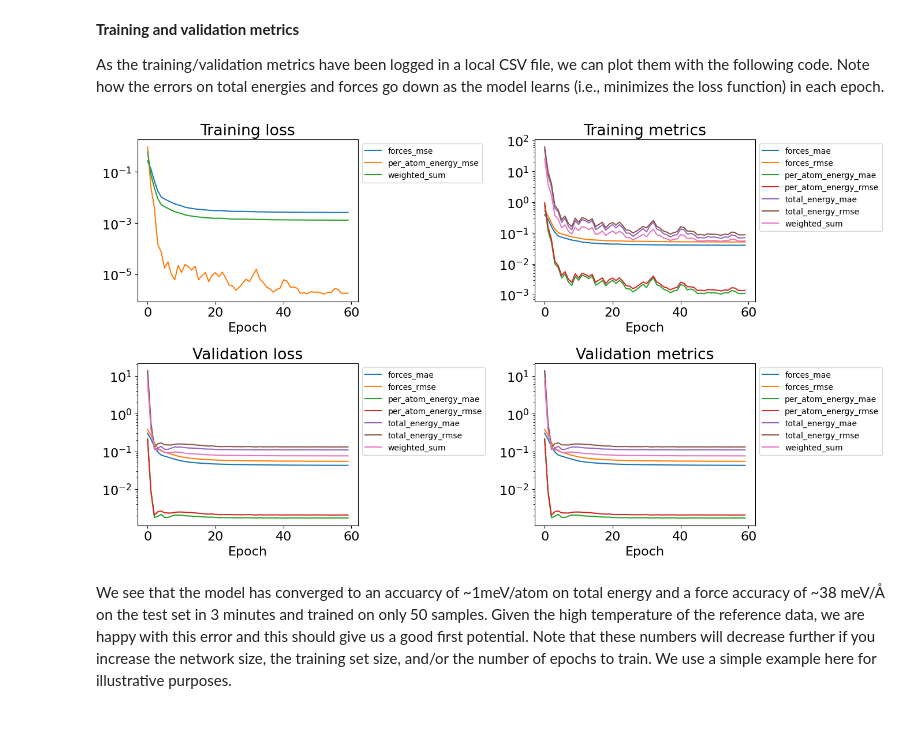
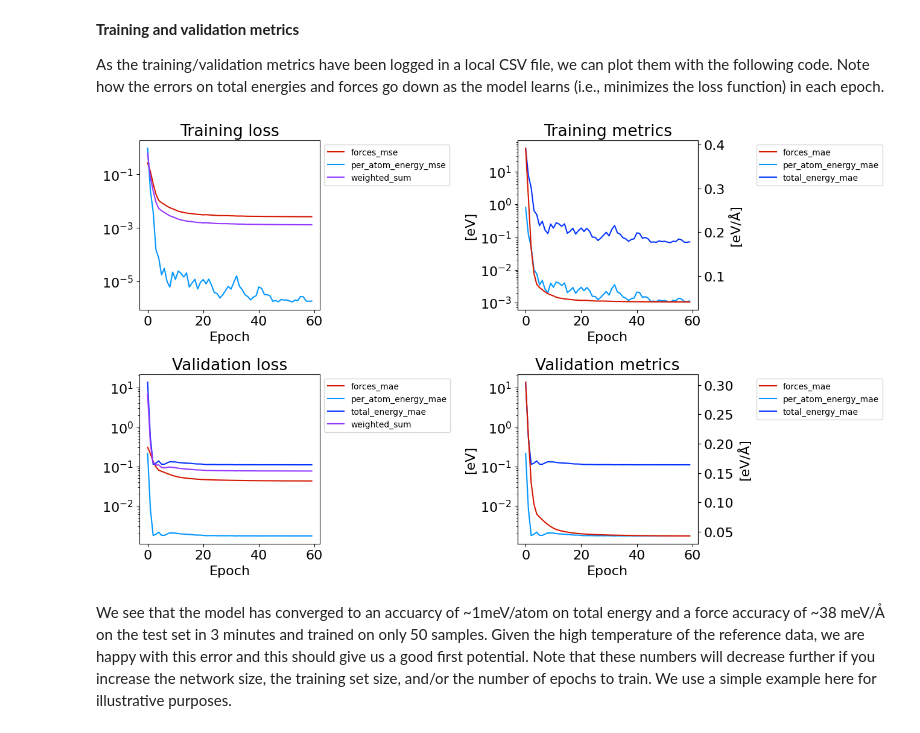
Before and after one commit to mir-group/nequip-tutorial, a Jupyter notebook: NequIP_Tutorial.ipynb, the cells around one changed output. Cells and saved outputs as stored; diff of their text form; code cells hidden in the pictures.

```diff
--- a/NequIP_Tutorial.ipynb
+++ b/NequIP_Tutorial.ipynb
@@ -286,11 +263,24 @@ Saving to: ‘config.yaml’
 
   As the training/validation metrics have been logged in a local CSV file, we can plot them with the following code. Note how the errors on total energies and forces go down as the model learns (i.e., minimizes the loss function) in each epoch.
 # %%
+# @title Plotting training metrics
 import pandas as pd
 import matplotlib.pyplot as plt
 plt.rcParams.update({'font.size': 16})
 from typing import Literal
 
+colors_dict = {
+    "forces_mae": "#d51700",
+    "forces_mse": "#d51700",
+    # "forces_rmse": "#9437ff",
+    "per_atom_energy_mae": "#0096ff",
+    "per_atom_energy_mse": "#0096ff",
+    # "per_atom_energy_rmse": "#0096ff",
+    "total_energy_mae": "#0433ff",
+    "total_energy_mse": "#0433ff",
+    # "total_energy_rmse": "red",
+    "weighted_sum": "#9437ff",
+}
 
 def get_metrics(df,
                 group: Literal["train", "val"] = "train",
@@ -308,37 +298,63 @@ def get_metrics(df,
     renamed_columns = {column: column.split("/")[-1] for column in column_names}
     df = df.rename(columns=renamed_columns)
     return df, renamed_columns.values()
 
 def plot_metric_in_ax(ax, df,
                  group: Literal["train", "val"] = "train",
                  type: Literal["loss", "metric"] = "metric"):
     group_names={"train": "Training", "val": "Validation", "test": "Testing"}
     type_names={"loss": "loss", "metric": "metrics"}
     df, metric_names= get_metrics(df, group=group, type=type)
-    for metric in metric_names:
-        ax.plot(df["epoch"], df[metric], label=metric.split("/"))
+    lines, labels = [], []
+    if type=="metric":
+      ax2 = ax.twinx()
+      legend_x = 1.3
+      for metric in metric_names:
+        label = metric.split("/")[0]
+        if label not in colors_dict:
+          continue
+        if "weighted" in metric:
+          continue
+        if "force" in metric:
+          line, = ax2.plot(df["epoch"], df[metric], color=colors_dict[label])
+        else:
+          line, = ax.plot(df["epoch"], df[metric], color=colors_dict[label])
+        lines.append(line)
+        labels.append(label)
+      ax.set_ylabel("[eV]")
+      ax2.set_ylabel("[eV/Å]")
+    else:
+      legend_x = 1.0
+      for metric in metric_names:
+        label = metric.split("/")[0]
+        if label not in colors_dict:
+          continue
+        line, = ax.plot(df["epoch"], df[metric], color=colors_dict[label])
+        lines.append(line)
+        labels.append(label)
+    ax.legend(lines, labels, bbox_to_anchor=(legend_x, 1), loc='upper left', fontsize=10)
+
     # log axis:
     ax.set_yscale("log")
-    ax.legend(bbox_to_anchor=(1.0, 1), loc='upper left', fontsize=10)
     ax.set_xlabel("Epoch")
     # ax.set_ylabel(f"{group_names[group]} {type_names[type]}")
     ax.set_title(f"{group_names[group]} {type_names[type]}")
 
 def plot_metrics(df):
     fig, ax = plt.subplots(2, 2, figsize=(14, 8))
     plot_metric_in_ax(ax[0,0], df, group='train', type="loss")
     plot_metric_in_ax(ax[0,1], df, group='train', type="metric")
     plot_metric_in_ax(ax[1,0], df, group='val', type="loss")
     plot_metric_in_ax(ax[1,1], df, group='val', type="metric")
     plt.tight_layout()
     plt.show()
 
 metrics_path = "/content/results/tutorial_log/version_0/metrics.csv"
 metrics_df = pd.read_csv(metrics_path)
 
 plot_metrics(metrics_df)
 # %% [output]
-[figure, old version]
+[figure, new version]
 # %% [markdown]
 We see that the model has converged to an accuarcy of ~1meV/atom on total energy and a force accuracy of ~38 meV/Å on the test set in 3 minutes and trained on only 50 samples. Given the high temperature of the reference data, we are happy with this error and this should give us a good first potential. Note that these numbers will decrease further if you increase the network size, the training set size, and/or the number of epochs to train. We use a simple example here for illustrative purposes.
 # %%
```
Also changed, not shown: parts of 9 cells of this notebook.
